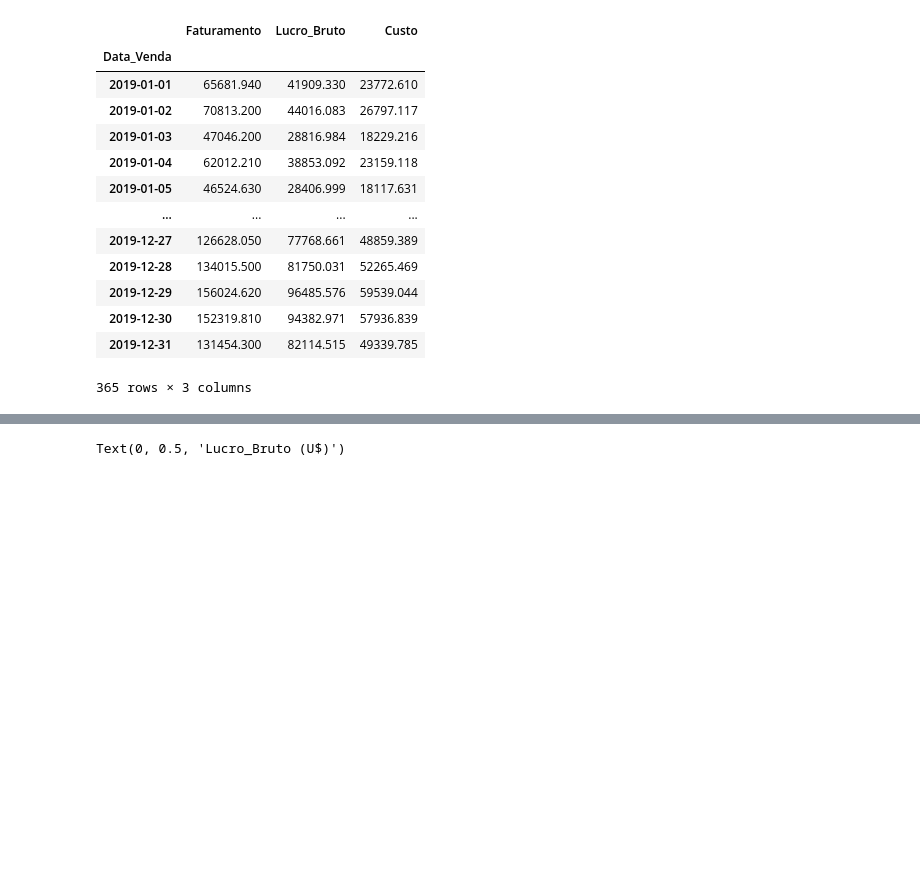
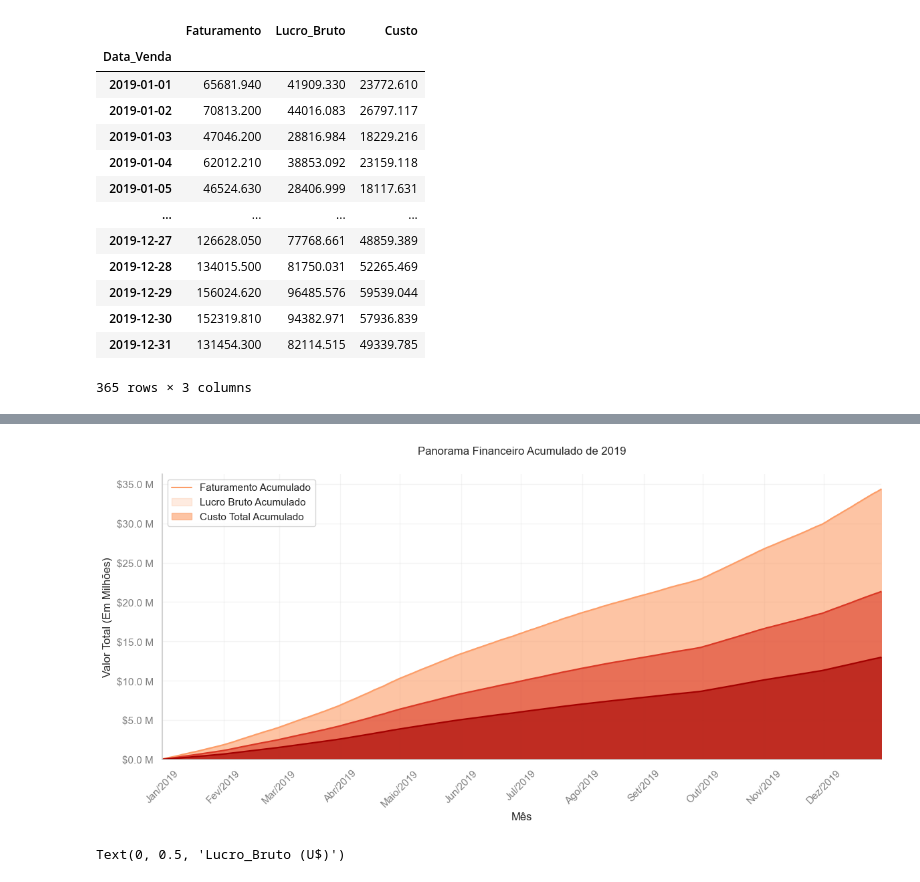
Before and after one commit to alyssonmontovanelli/analise_Previsao_Vendas_varejo, a Jupyter notebook: EDA/02_Analise_Exploratoria.ipynb, the cells around one changed output, grey strips where cells are left out. Cells and saved outputs as stored; diff of their text form; code cells hidden in the pictures; blank space fills up the shorter version.

```diff
--- a/EDA/02_Analise_Exploratoria.ipynb
+++ b/EDA/02_Analise_Exploratoria.ipynb
@@ -297,3 +347,61 @@ plt.show()
+# %%
+df_acumulado = df_faturamento_att.cumsum()
+
+cores = ["#fc9d68", "#DA3825", "#A40000"]
+
+# Plotar o gráfico
+plt.figure(figsize=(12, 6))
+
+# Plotar as linhas e preencher as áreas
+for i, coluna in enumerate(df_acumulado.columns):
+    sns.lineplot(data=df_acumulado[coluna], dashes=False, color=cores[i])
+    plt.fill_between(df_acumulado.index, df_acumulado[coluna], color=cores[i], alpha=0.6)
+
+# Adicionar legendas e título
+plt.legend(labels=['Faturamento Acumulado', 'Lucro Bruto Acumulado', 'Custo Total Acumulado'], loc='upper left')
+plt.title('Panorama Financeiro Acumulado de 2019', y= 1.05)
+plt.xlabel('Mês')
+plt.ylabel('Valor Total (Em Milhões)')
+
+# Formatar valores do eixo y
+def formatar_milhoes(valor, pos):
+    return f'${valor / 1e6:.1f} M'
+
+formatter = FuncFormatter(formatar_milhoes)
+plt.gca().yaxis.set_major_formatter(formatter)
+
+# Ajustar limites do eixo x para excluir janeiro de 2020
+plt.xlim(df_acumulado.index[0], df_acumulado.index[-2])
+
+# Ajustar o limite inferior do eixo y
+plt.ylim(bottom=0)
+
+# Rotacionar os rótulos do eixo x para melhorar a legibilidade
+map_data = {
+    '2019-01-01': 'Jan/2019',
+    '2019-02-01': 'Fev/2019',
+    '2019-03-01': 'Mar/2019',
+    '2019-04-01': 'Abr/2019',
+    '2019-05-01': 'Maio/2019',
+    '2019-06-01': 'Jun/2019',
+    '2019-07-01': 'Jul/2019',
+    '2019-08-01': 'Ago/2019',
+    '2019-09-01': 'Set/2019',
+    '2019-10-01': 'Out/2019',
+    '2019-11-01': 'Nov/2019',
+    '2019-12-01': 'Dez/2019',
+}
+plt.xticks(list(map_data.keys()), list(map_data.values()), rotation=45, color = 'grey')
+plt.yticks(color = 'grey')
+
+plt.grid(alpha=0.2)
+
+sns.despine()
+# Exibir o gráfico
+plt.tight_layout()
+plt.show()
+# %% [output]
+[figure, added]
 # %%
 ''' Margem de Lucro por dia '''
 
```
Also changed, not shown: parts of 4 cells of this notebook.
